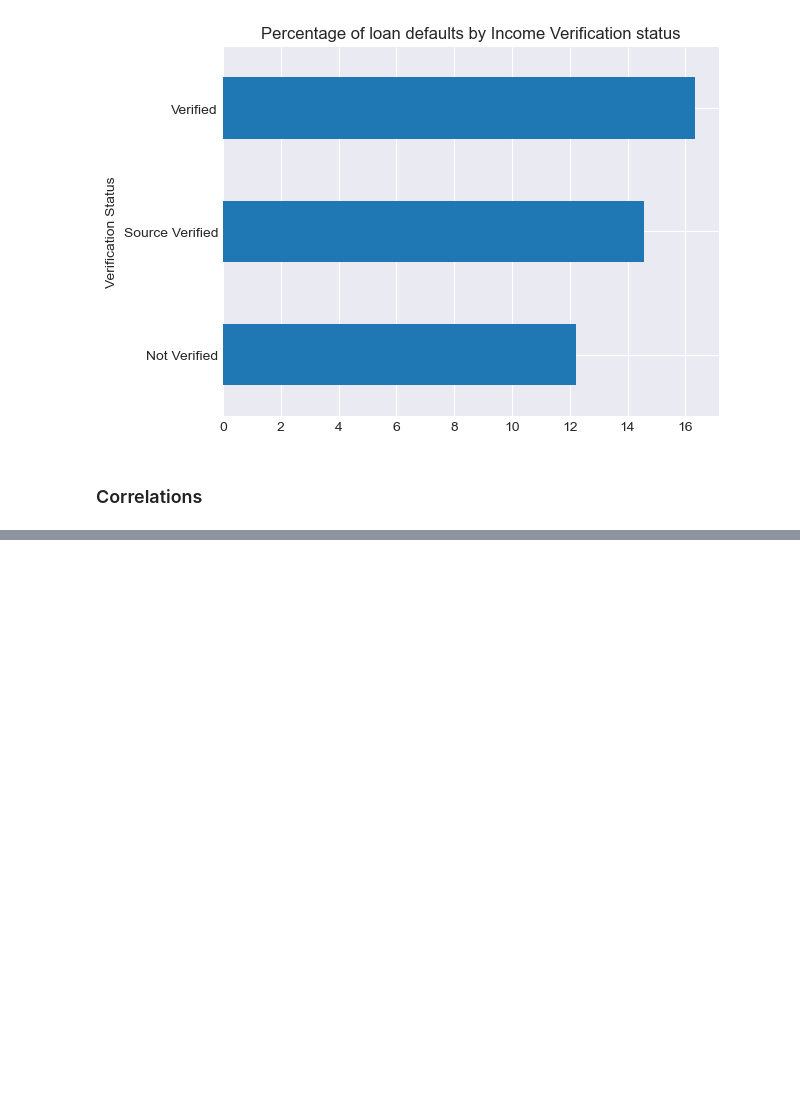
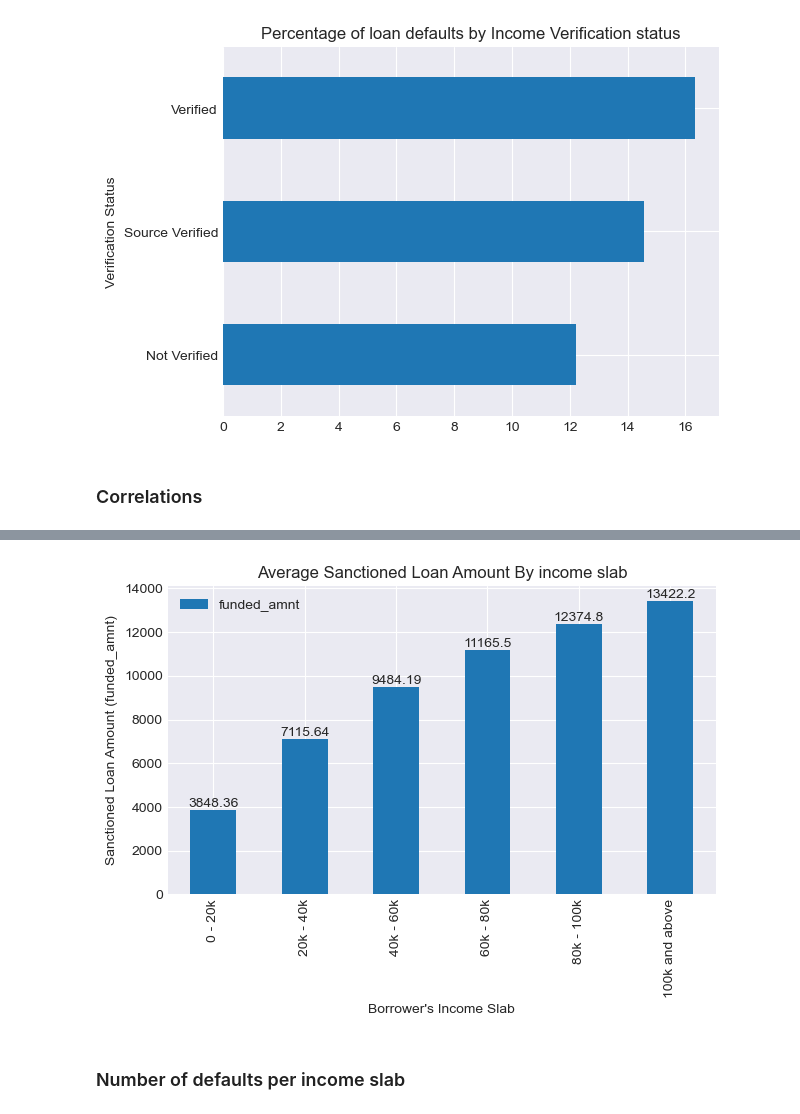
Before and after one commit to cyberpirate92/lending-club-case-study, a Jupyter notebook: Lending Club Case Study.ipynb, the cells around one changed output, grey strips where cells are left out. Saved outputs shown, nothing was run; the diff lists cells and outputs as text; code cells hidden in the pictures; blank space fills up the shorter version.

```diff
--- a/Lending Club Case Study.ipynb
+++ b/Lending Club Case Study.ipynb
@@ -1025,0 +1078,4 @@ plt.show()
+# %%
+avg_funded_amount_by_income_slab = pd.pivot_table(data=loan_data, index=['annual_inc_bin'], values=['funded_amnt'], aggfunc=np.mean)
+avg_funded_amount_by_income_slab.sort_values(by='funded_amnt', inplace=True)
+avg_funded_amount_by_income_slab
@@ -1025,0 +1091,14 @@ plt.show()
+# %%
+ax = avg_funded_amount_by_income_slab.plot(
+    kind='bar',
+    xlabel='Borrower\'s Income Slab',
+    ylabel='Sanctioned Loan Amount (funded_amnt)',
+    title='Average Sanctioned Loan Amount By income slab'
+)
+ax.bar_label(ax.containers[0], label_type='edge')
+plt.tight_layout()
+plt.show()
+# %% [output]
+[figure, added]
+# %% [markdown]
+### Number of defaults per income slab
```
Also changed, not shown: parts of 14 cells of this notebook.
